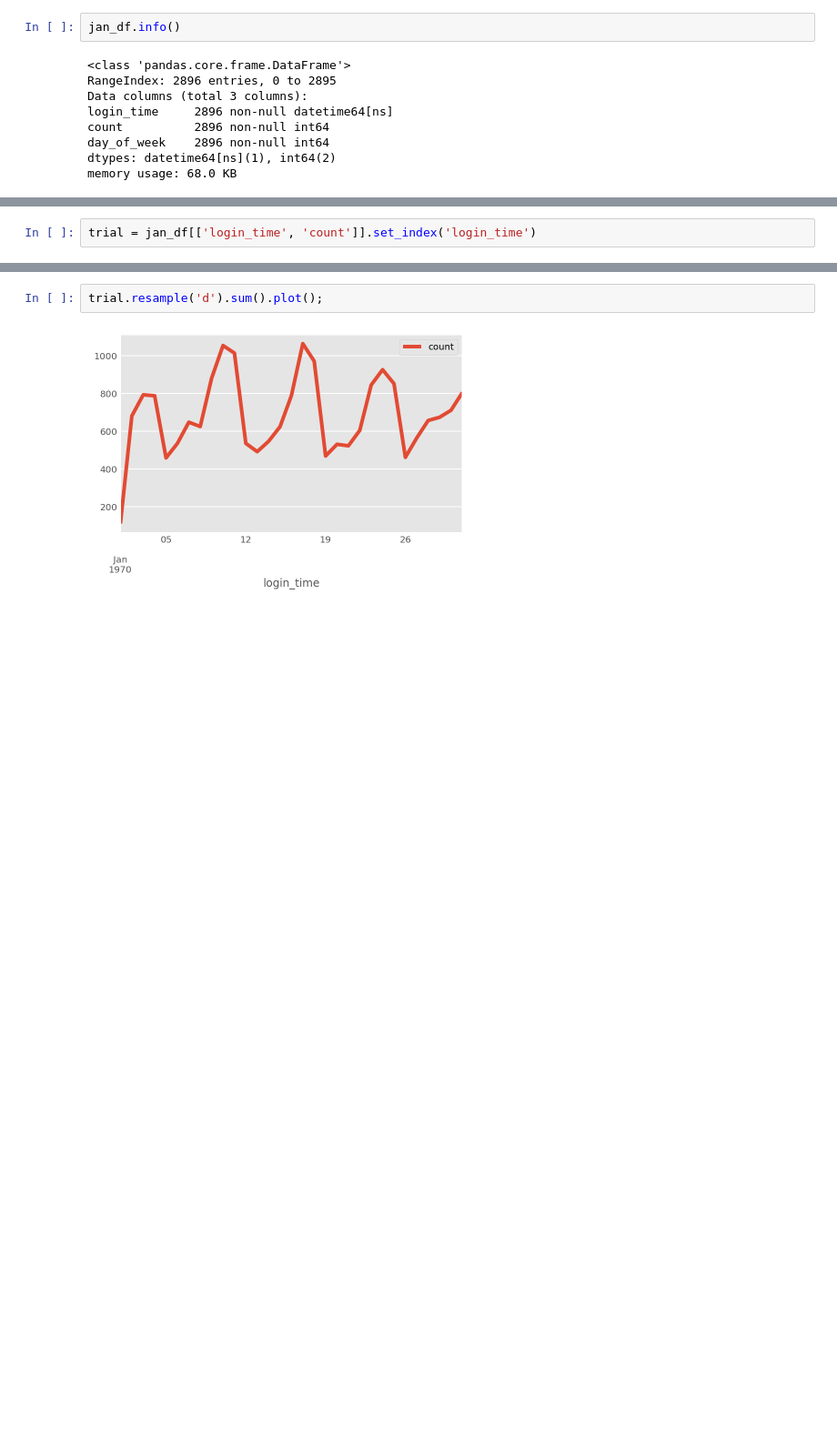
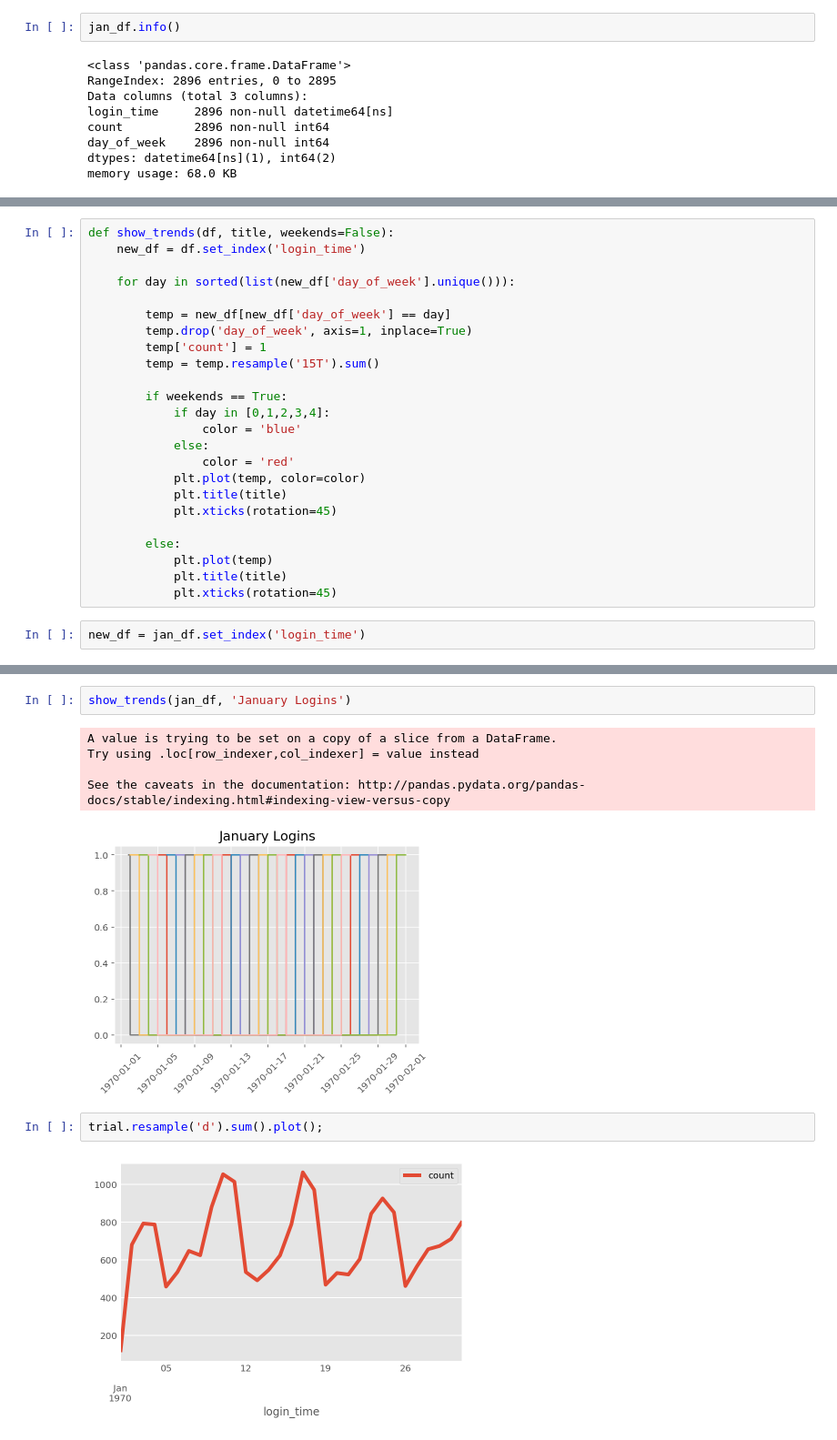
Before and after one commit to earny-joe/Springboard-DS-Portfolio, a Jupyter notebook: unit17-take-home-challenges/ultimate_technologies/exploratory-data-analysis-playground.ipynb, the cells around one changed output, grey strips where cells are left out. Shown at 91% size. Cells and saved outputs as stored; diff of their text form; blank space fills up the shorter version.

```diff
--- a/unit17-take-home-challenges/ultimate_technologies/exploratory-data-analysis-playground.ipynb
+++ b/unit17-take-home-challenges/ultimate_technologies/exploratory-data-analysis-playground.ipynb
@@ -240,2 +236,26 @@ sorted(jan_df['day_of_week'].unique())
+# %%
+def show_trends(df, title, weekends=False):
+    new_df = df.set_index('login_time')
+
+    for day in sorted(list(new_df['day_of_week'].unique())):
+
+        temp = new_df[new_df['day_of_week'] == day]
+        temp.drop('day_of_week', axis=1, inplace=True)
+        temp['count'] = 1
+        temp = temp.resample('15T').sum()
+
+        if weekends == True:
+            if day in [0,1,2,3,4]:
+                color = 'blue'
+            else:
+                color = 'red'
+            plt.plot(temp, color=color)
+            plt.title(title)
+            plt.xticks(rotation=45)
+
+        else:
+            plt.plot(temp)
+            plt.title(title)
+            plt.xticks(rotation=45)
 # %%
-trial = jan_df[['login_time', 'count']].set_index('login_time')
+new_df = jan_df.set_index('login_time')
@@ -242,3 +300,11 @@ trial = jan_df[['login_time', 'count']].set_index('login_time')
+# %%
+show_trends(jan_df, 'January Logins')
+# %% [output]
+A value is trying to be set on a copy of a slice from a DataFrame.
+Try using .loc[row_indexer,col_indexer] = value instead
+
+See the caveats in the documentation: http://pandas.pydata.org/pandas-docs/stable/indexing.html#indexing-view-versus-copy
+[figure, added]
 # %%
 trial.resample('d').sum().plot();
 # %% [output]
```
Also changed, not shown: parts of 5 cells of this notebook, 11 other files.
